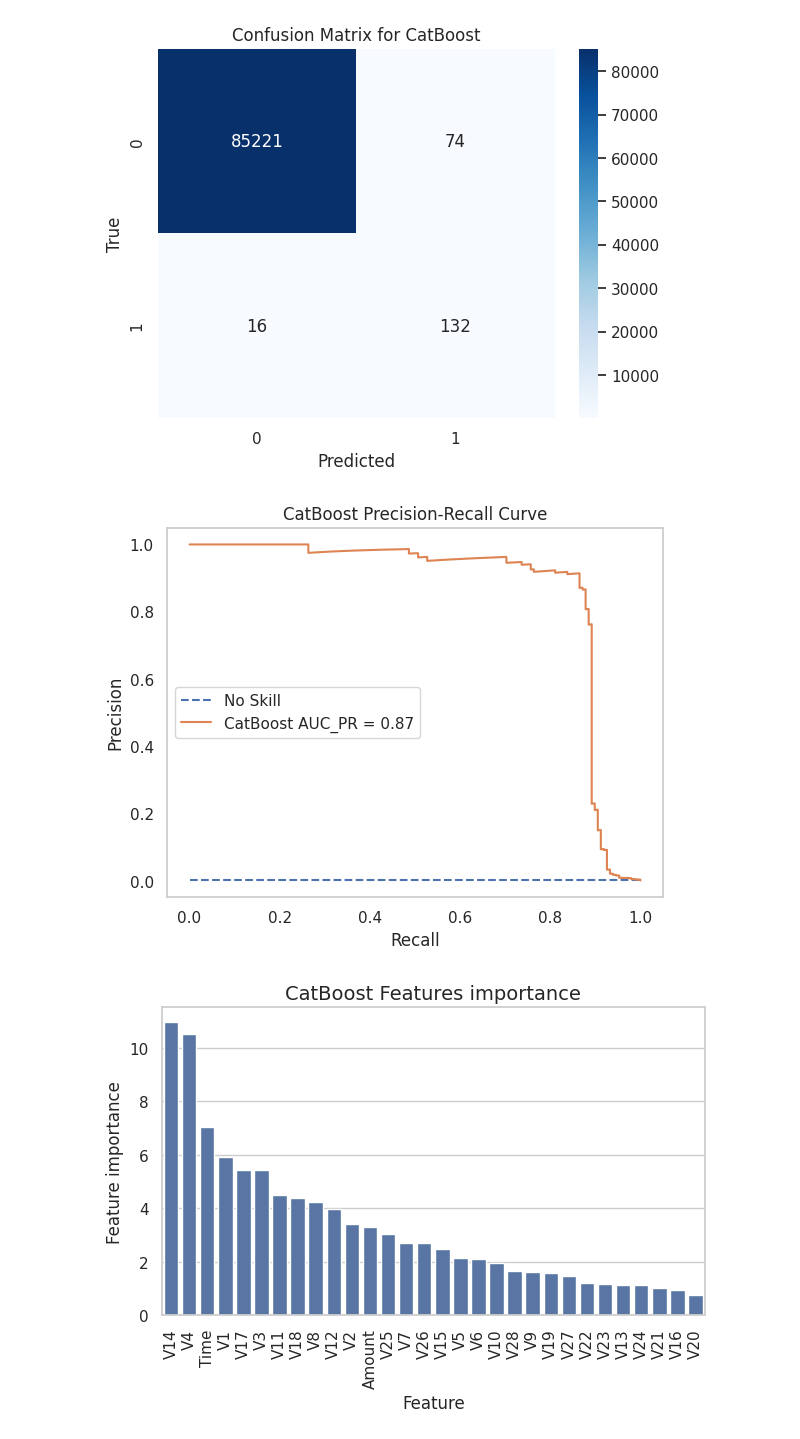
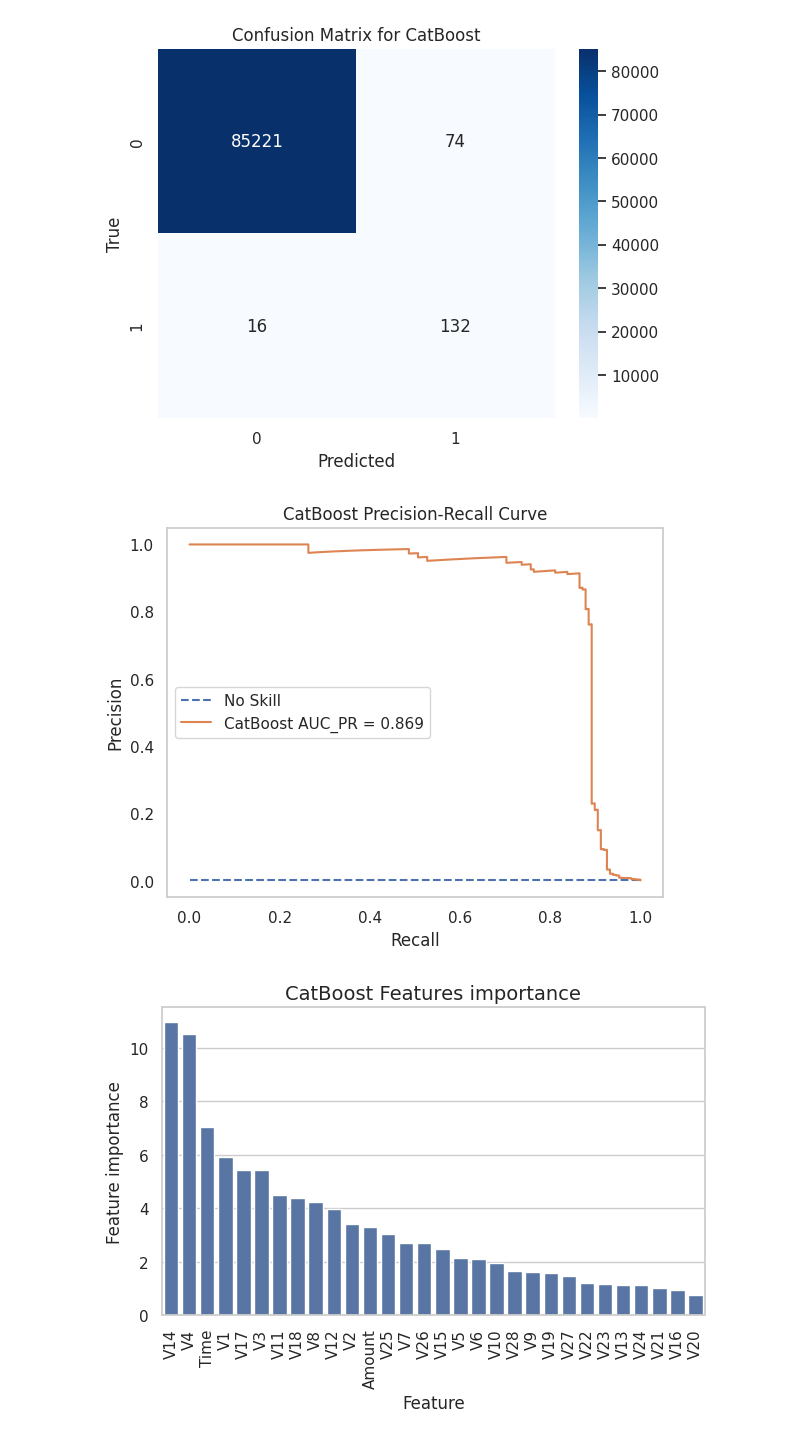
Before and after one commit to ConfusedTraveler/credit-card-fraud-detect, a Jupyter notebook: credit_card_fraud_detection_beta.ipynb, the cells around one changed output. Saved outputs shown, nothing was run; the diff lists cells and outputs as text; code cells hidden in the pictures.

```diff
--- a/credit_card_fraud_detection_beta.ipynb
+++ b/credit_card_fraud_detection_beta.ipynb
@@ -835,7 +802,7 @@ dump(best_model_cbt, '/content/drive/MyDrive/credit_card_fraud_detection/model/c
 # %% [output]
 ['/content/drive/MyDrive/credit_card_fraud_detection/model/cbt.joblib']
 # %%
-# best_model_cbt = load('/content/drive/MyDrive/credit_card_fraud_detection/model/cbt.joblib')
+best_model_cbt = load('/content/drive/MyDrive/credit_card_fraud_detection/model/cbt.joblib')
 # %%
 test_pool = Pool(X_test,y_test)
 y_pred_cbt = best_model_cbt.predict(test_pool)
@@ -867,18 +819,18 @@ Text(46.25, 0.5, 'True')
 # %%
 # (b) 计算Precision-Recall AUC并绘制曲线
 precision_cbt, recall_cbt, _ = precision_recall_curve(y_test, best_model_cbt.predict_proba(X_test)[:, 1])
 auc_pr_cbt = auc(recall_cbt, precision_cbt)
 plt.figure()
 no_skill = len(y_test[y_test==1]) / len(y_test)
 plt.plot([0, 1], [no_skill, no_skill], linestyle='--', label='No Skill')
-plt.plot(recall_cbt, precision_cbt, label='CatBoost AUC_PR = %0.2f' % auc_pr_cbt)
+plt.plot(recall_cbt, precision_cbt, label='CatBoost AUC_PR = %0.3f' % auc_pr_cbt)
 plt.xlabel('Recall')
 plt.ylabel('Precision')
 plt.title('CatBoost Precision-Recall Curve')
 plt.legend(loc='center left')
 plt.grid(False)
 # %% [output]
-[figure, old version]
+[figure, new version]
 # %%
 # (c) 绘制特征重要性
 tmp = pd.DataFrame({'Feature': predictors, 'Feature importance': best_model_cbt.feature_importances_})
```
Also changed, not shown: parts of 31 cells of this notebook.
